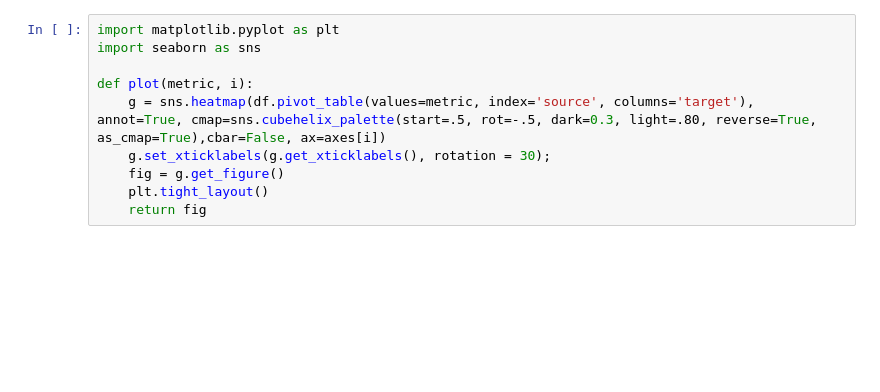
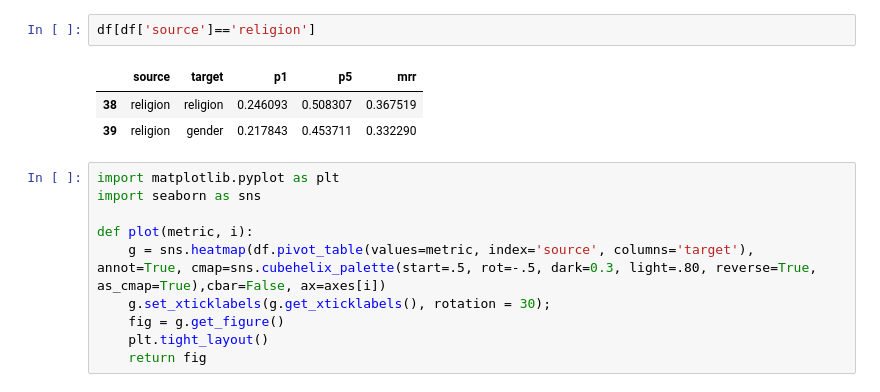
Before and after one commit to Blubberli/deliberatorium, a Jupyter notebook: results_analysis.ipynb, the cells around one changed output. Drawn from its saved outputs; the diff is of its cells as text; blank space fills up the shorter version.

```diff
--- a/results_analysis.ipynb
+++ b/results_analysis.ipynb
@@ -29,3 +80,9 @@ df
+# %%
+df[df['source']=='religion']
+# %% [output]
+|  | source | target | p1 | p5 | mrr |
+| 38 | religion | religion | 0.246093 | 0.508307 | 0.367519 |
+| 39 | religion | gender | 0.217843 | 0.453711 | 0.332290 |
 # %%
 import matplotlib.pyplot as plt
 import seaborn as sns
```
Also changed, not shown: parts of 10 cells of this notebook, 2 other files.
